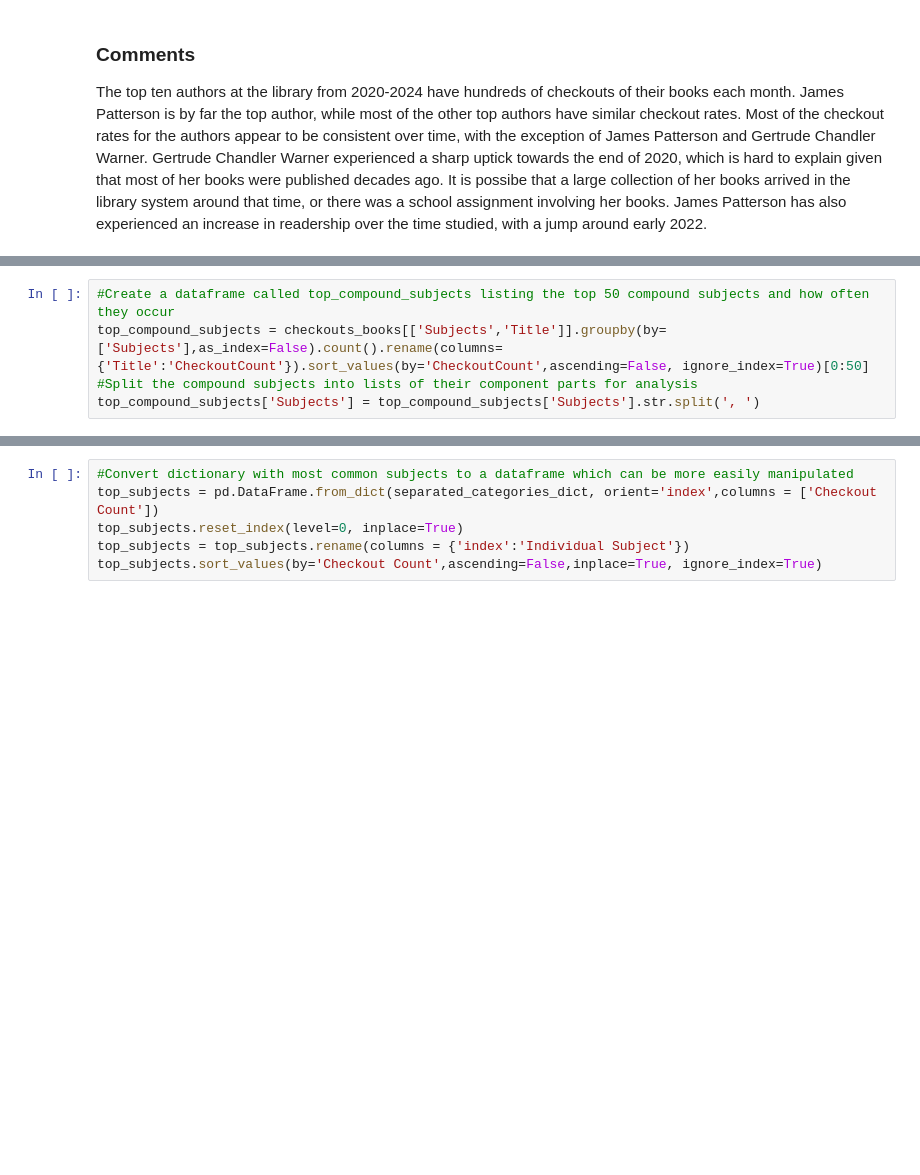
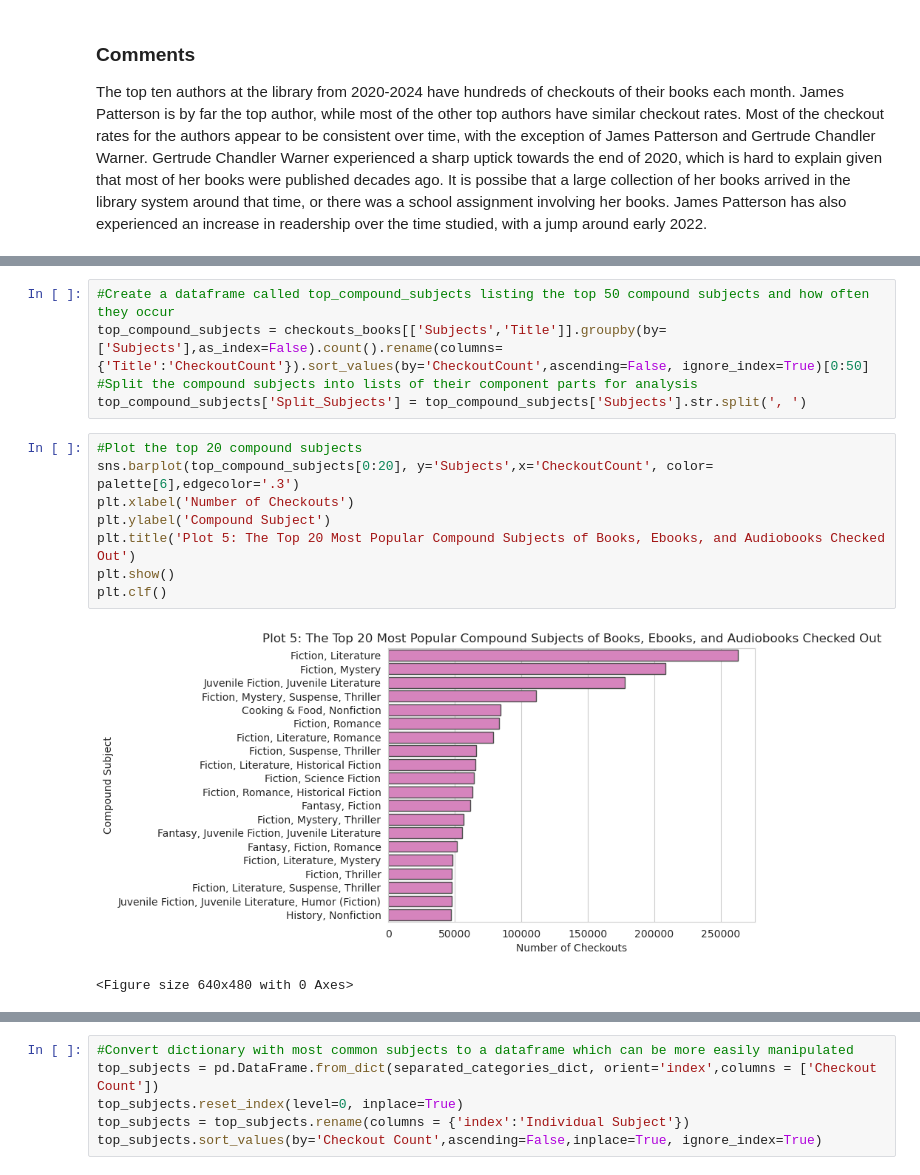
Before and after one commit to grace-blip/Seattle-Library-Project, a Jupyter notebook: Seattle_Library_Analysis.ipynb, the cells around one changed output, grey strips where cells are left out. Saved outputs shown, nothing was run; the diff lists cells and outputs as text; blank space fills up the shorter version.

```diff
--- a/Seattle_Library_Analysis.ipynb
+++ b/Seattle_Library_Analysis.ipynb
@@ -243,7 +242,18 @@ TODO: sort out the dataframes to make the separation between compound and indivi
 #Create a dataframe called top_compound_subjects listing the top 50 compound subjects and how often they occur
 top_compound_subjects = checkouts_books[['Subjects','Title']].groupby(by=['Subjects'],as_index=False).count().rename(columns={'Title':'CheckoutCount'}).sort_values(by='CheckoutCount',ascending=False, ignore_index=True)[0:50]
 #Split the compound subjects into lists of their component parts for analysis
-top_compound_subjects['Subjects'] = top_compound_subjects['Subjects'].str.split(', ')
+top_compound_subjects['Split_Subjects'] = top_compound_subjects['Subjects'].str.split(', ')
+# %%
+#Plot the top 20 compound subjects
+sns.barplot(top_compound_subjects[0:20], y='Subjects',x='CheckoutCount', color= palette[6],edgecolor='.3')
+plt.xlabel('Number of Checkouts')
+plt.ylabel('Compound Subject')
+plt.title('Plot 5: The Top 20 Most Popular Compound Subjects of Books, Ebooks, and Audiobooks Checked Out')
+plt.show()
+plt.clf()
+# %% [output]
+[figure, added]
+<Figure size 640x480 with 0 Axes>
 # %%
 ##TODO: consider how to do this in a vectorized way
 
```
Also changed, not shown: parts of 6 cells of this notebook.
